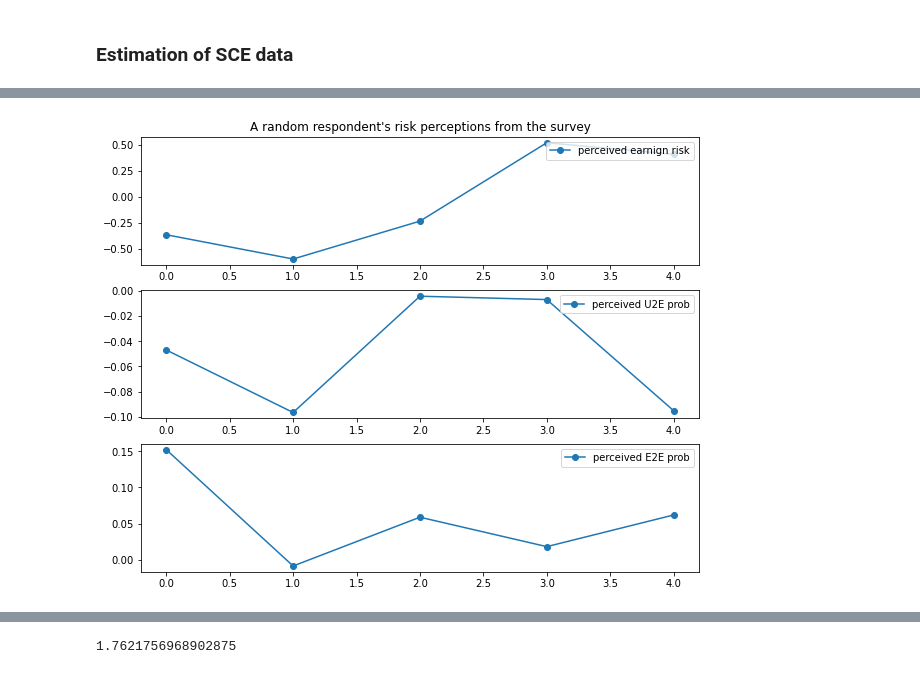
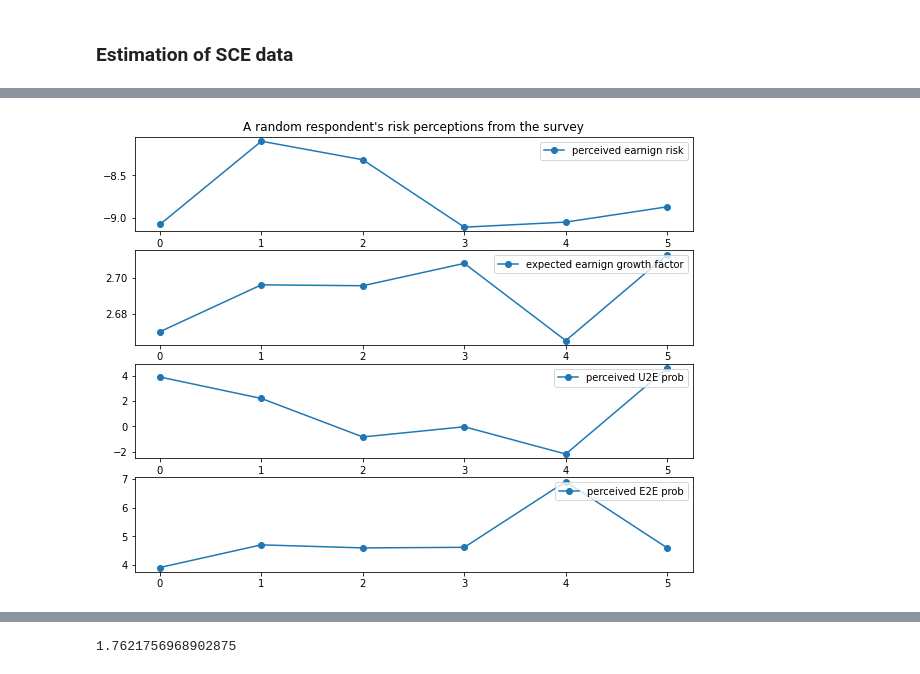
Before and after one commit to iworld1991/PIR, a Jupyter notebook: WorkingFolder/PythonCode/SubjectiveProfileEst.ipynb, the cells around one changed output, grey strips where cells are left out. Saved outputs shown, nothing was run; the diff lists cells and outputs as text; code cells hidden in the pictures.

```diff
--- a/WorkingFolder/PythonCode/SubjectiveProfileEst.ipynb
+++ b/WorkingFolder/PythonCode/SubjectiveProfileEst.ipynb
@@ -522,7 +91,7 @@ SCEM['age3']=SCEM['age']**3
 SCEM['age4']=SCEM['age']**4
 
 ## take the log
-
+SCEM['erincexp'] = np.exp(1+SCEM['rincexp'])
 SCEM['lrincvar'] = np.log(SCEM['rincvar'])
 
 ### some data transformation
@@ -553,11 +122,11 @@ SCEM['E2E_prob_e'] =  SCEM['E2E_prob_truc'].apply(prob_inv_func)
 # %%
 ## filter by basic/necessary criteria
 print('nb of observations before:',str(len(SCEM)))
-SCEM =SCEM[SCEM['tenure']>=6]
+SCEM = SCEM[SCEM['tenure']>=6]
 SCEM = SCEM[SCEM['fulltime']==1]
 SCEM = SCEM[SCEM['selfemp']==1]  ## working for someone
 SCEM =SCEM[(SCEM['age']<=65) & (SCEM['age']>=25) ]
-SCEM =SCEM[SCEM['nlit']>=2.0]
+SCEM =SCEM[SCEM['nlit']>=3.0]
 SCEM =SCEM[SCEM['educ']>=2]
 print('nb of observations after dropping low numeracy/low education sample:',str(len(SCEM)))
 # %% [output]
@@ -567,15 +136,17 @@ nb of observations after dropping low numeracy/low education sample: 15702
 ## first step regression
 
 vars_list = ['lrincvar',
+             'erincexp',
             'U2U_prob_e',
             'E2E_prob_e']
 var_name = ['wage risk',
+            'expected wage growth',
             'U2U',
             'E2E']
 
 sd_fe_list = []
 
-fig,axes = plt.subplots(3,1)
+fig,axes = plt.subplots(len(vars_list),1)
 
 
 for i,var in enumerate(vars_list):
@@ -621,8 +192,9 @@ std of ex-ante E2E 1.4094472169761545
 # %%
 ## convert the panel data of rincvar into a list of time series sequence
-vars_rd_list = ['lrincvar_rd',
-                'U2U_prob_e_rd',
-                'E2E_prob_e_rd'
+vars_rd_list = ['lrincvar',
+                'erincexp',
+                'U2U_prob_e',
+                'E2E_prob_e'
                 ]
 # %%
 ## correlation
@@ -651,24 +224,33 @@ how many invidividuals have answers in successive months? 2400
 # %%
 ## plot the simulated data
 random_id = np.random.randint(0,len(SCE_list)-1)
 
-fig, axes = plt.subplots(3,1,figsize=(10,8))
+fig, axes = plt.subplots(len(vars_rd_list),
+                         1,
+                         figsize=(10,8))
 axes[0].set_title("A random respondent's risk perceptions from the survey")
 axes[0].plot(SCE_list[random_id][0,:],
          'o-',
-         label='perceived earnign risk')
+         label='perceived earning risk')
 axes[0].legend(loc=1)
+
 axes[1].plot(SCE_list[random_id][1,:],
          'o-',
-         label='perceived U2E prob')
+         label='expected earning growth factor')
 axes[1].legend(loc=1)
+
 axes[2].plot(SCE_list[random_id][2,:],
          'o-',
+         label='perceived U2E prob')
+axes[2].legend(loc=1)
+
+axes[3].plot(SCE_list[random_id][3,:],
+         'o-',
          label='perceived E2E prob')
-axes[2].legend(loc=1)
+axes[3].legend(loc=1)
 fig.savefig('../Graphs/sce/markov_example.png')
 # %% [output]
-[figure, old version]
+[figure, new version]
 # %%
 ## initialize the model based on the SCE
 
```
Also changed, not shown: parts of 27 cells of this notebook, 44 other files.
